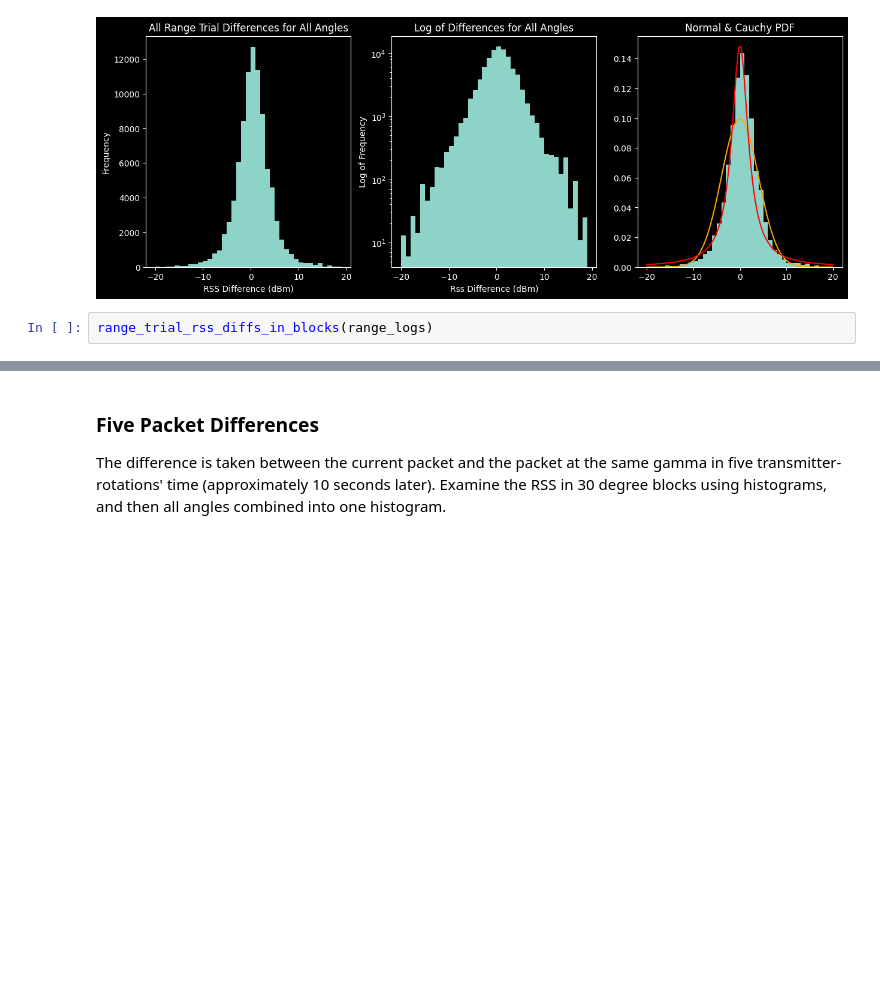
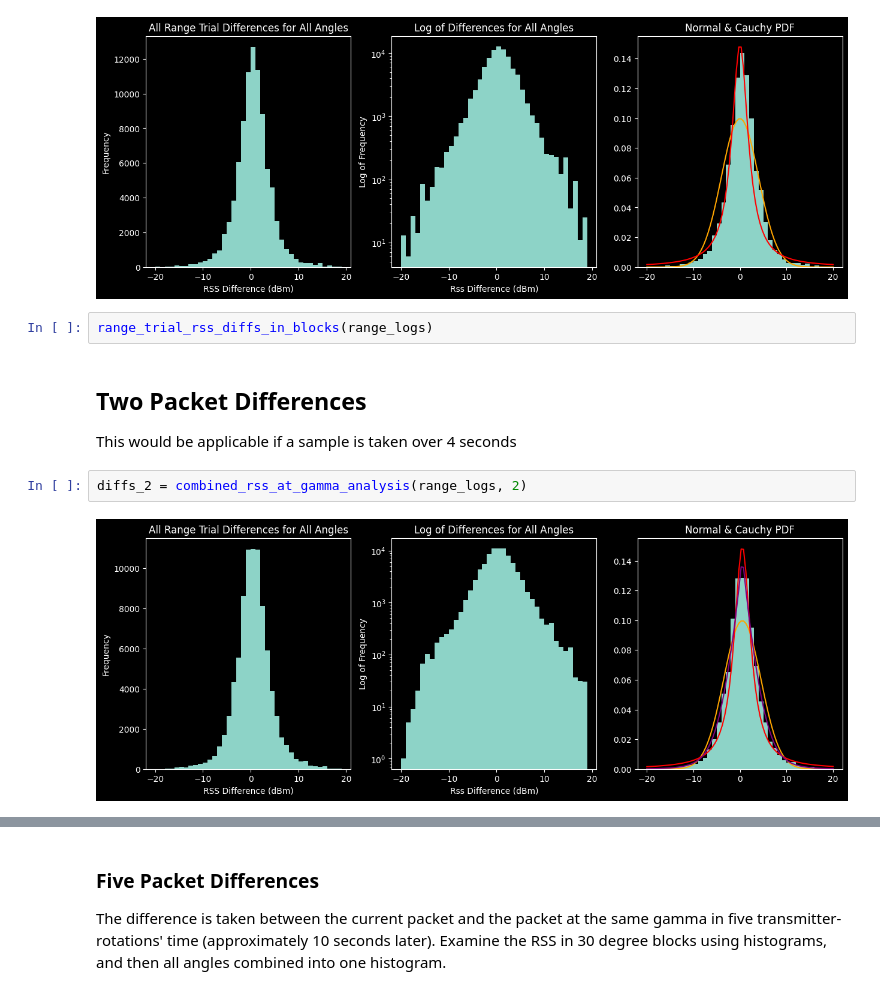
Before and after one commit to SheffieldMLtracking/BLEanalysis, a Jupyter notebook: jupyter/Finley/RSS Differences.ipynb, the cells around one changed output, grey strips where cells are left out. Drawn from its saved outputs; the diff is of its cells as text; blank space fills up the shorter version.

```diff
--- a/jupyter/Finley/RSS Differences.ipynb
+++ b/jupyter/Finley/RSS Differences.ipynb
@@ -186,3 +185,11 @@ plt.show()
 [figure]
 # %%
 range_trial_rss_diffs_in_blocks(range_logs)
+# %% [markdown]
+## Two Packet Differences
+
+This would be applicable if a sample is taken over 4 seconds
+# %%
+diffs_2 = combined_rss_at_gamma_analysis(range_logs, 2)
+# %% [output]
+[figure, added]
```
Also changed, not shown: parts of 12 cells of this notebook.
